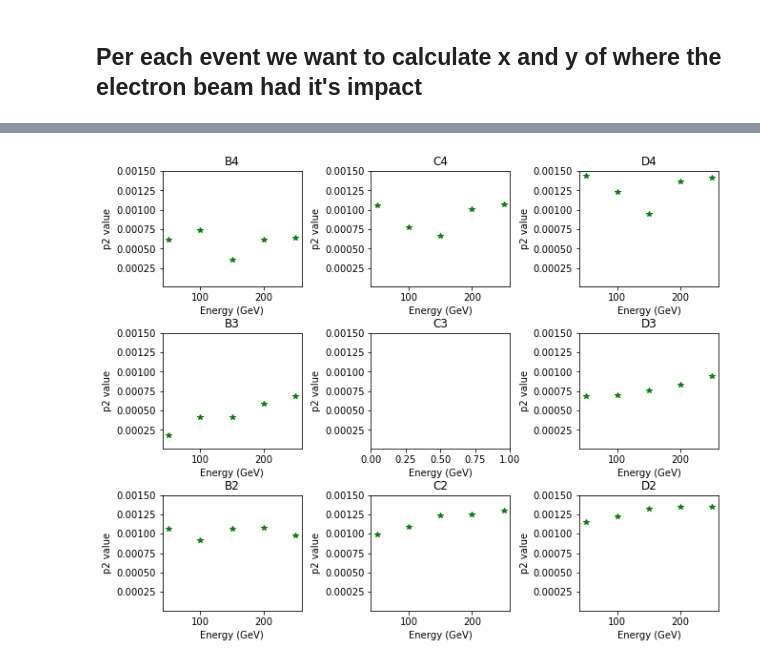
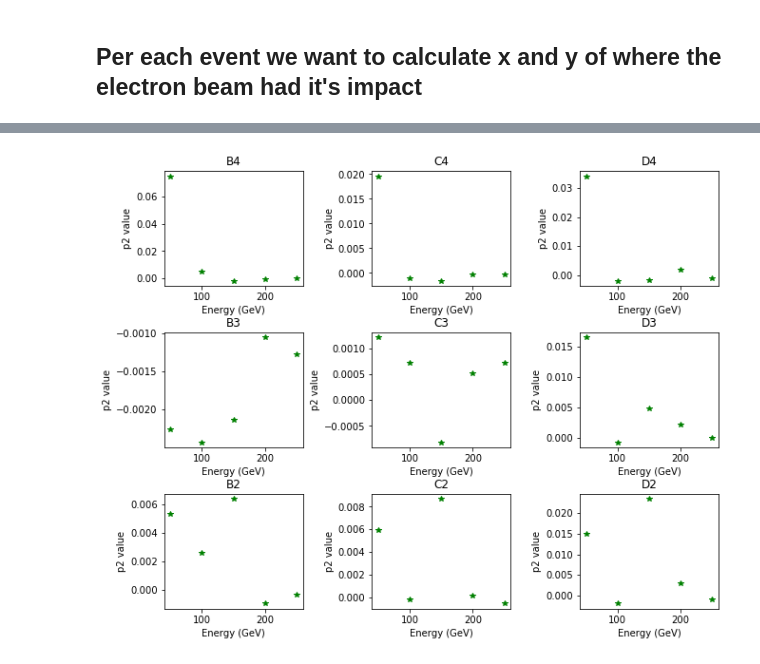
Before and after one commit to chernyavskaya/ECALtestBeam, a Jupyter notebook: EcalTimeUniformity.ipynb, the cells around one changed output, grey strips where cells are left out. Cells and saved outputs as stored; diff of their text form; code cells hidden in the pictures.

```diff
--- a/EcalTimeUniformity.ipynb
+++ b/EcalTimeUniformity.ipynb
@@ -214,26 +224,34 @@ for num,energy in enumerate(round_energies):
 #    _,_,_ = plt.hist(df['sum_3x3'],bins=100,range=ranges[n])
 #    plt.show()
 # %%
-for num,energy in enumerate(round_energies):
+matrix_used = matrix_3
+
+for num,energy in enumerate(round_energies[0:2]):
     df = dict_df_energy[int(energy)]
 
-    df['pos_sum_w']=0.
-    df['ecal_x']=0.
-    df['ecal_y']=0.
+    for cr in 'C2,C3,C4'.split(','):
+        df['pos_sum_w_%s'%cr]=0.
+        df['ecal_x_%s'%cr]=0.
+        df['ecal_y_%s'%cr]=0.
 
-    for i in range(0,3):
-        for j in range(0,3):
-            m = np.array(matrix_3).reshape(3,3)
-            crystal = m[i,j]
-            w = 4.2 +  np.log(df['fit_ampl_%s'%crystal]*dict_crystals_calibration[crystal]/df['sum_3x3'])
-            w[w < 0] = 0
-            df['ecal_x'] += ((j+1)*22-11-33)*w
-            df['ecal_y'] += ((i+1)*22-11-33)*w  #center of C3
-            df['pos_sum_w'] += w
+        if cr=='C3' : matrix_used = matrix_3
+        elif cr=='C2' :  matrix_used = matrix_3_C2
+        elif cr=='C4' :  matrix_used = matrix_3_C4
 
-    df['ecal_x']/=df['pos_sum_w']
-    df['ecal_y']/=df['pos_sum_w']
-    df['ecal_r'] = np.sqrt(df['ecal_x']*df['ecal_x'] + df['ecal_y']*df['ecal_y'])
+        for i in range(0,3):
+            for j in range(0,3):
+                m = np.array(matrix_used).reshape(3,3)
+                crystal = m[i,j]
+                w = 4.2 +  np.log(df['fit_ampl_%s'%crystal]*dict_crystals_calibration[crystal]/df['sum_3x3_%s'%cr])
+                w[w < 0] = 0
+                df['ecal_x_%s'%cr] += ((j+1)*22-11-33)*w  # x and y are counted from C3 center (-33)
+                df['ecal_y_%s'%cr] += ((i+1)*22-11-33)*w  # x and y are counted from C3 center (-33)
+                df['pos_sum_w_%s'%cr] += w
+
+        df['ecal_x_%s'%cr]/=df['pos_sum_w_%s'%cr]
+        df['ecal_y_%s'%cr]/=df['pos_sum_w_%s'%cr]
+        df['ecal_r_%s'%cr] = np.sqrt(df['ecal_x_%s'%cr]*df['ecal_x_%s'%cr] + df['ecal_y_%s'%cr]*df['ecal_y_%s'%cr])
+    dict_df_energy[int(energy)] = df
 # %%
 import seaborn as sns
 from scipy.stats import crystalball
@@ -357,26 +409,27 @@ for num,energy in enumerate(round_energies):
 # %%
 f, axarr = plt.subplots(3, 3)
 DefaultSize = f.get_size_inches()
 f.set_size_inches( (DefaultSize[0]*2, DefaultSize[1]*2) )
 
 for i in range(0,3):
     for j in range(0,3):
         plt.subplots_adjust(bottom=0.1, right=0.8, top=0.9)
         m = np.array(matrix_3).reshape(3,3)
         crystal = m[i,j]
 
-        if crystal!='C3':
+        #if crystal!='C3':
+        if crystal!='AAAAA':
             axarr[i, j].plot(round_energies,map(lambda x: dict_dt_fit[x][crystal]['p2'],  round_energies) , marker='*', linestyle='',color='g')
-        axarr[i, j].set_ylim([0.00001,0.0015])
+       # axarr[i, j].set_ylim([0.00001,0.0015])
         axarr[i, j].set_title(crystal)
         axarr[i, j].set_ylabel('p2 value')
         axarr[i, j].set_xlabel('Energy (GeV)')
         #axarr[i, j].legend(loc='upper left')
 
 f.subplots_adjust(wspace=0.5, hspace=0.4)
 plt.show()
 figname = '%s/dt_r_fitparams_crystal_energy%d_%s'%(plot_folder,energy,outstr)
 f.savefig(figname+'.png')
 f.savefig(figname+'.pdf')
 # %% [output]
-[figure, old version]
+[figure, new version]
```
Also changed, not shown: parts of 23 cells of this notebook.
